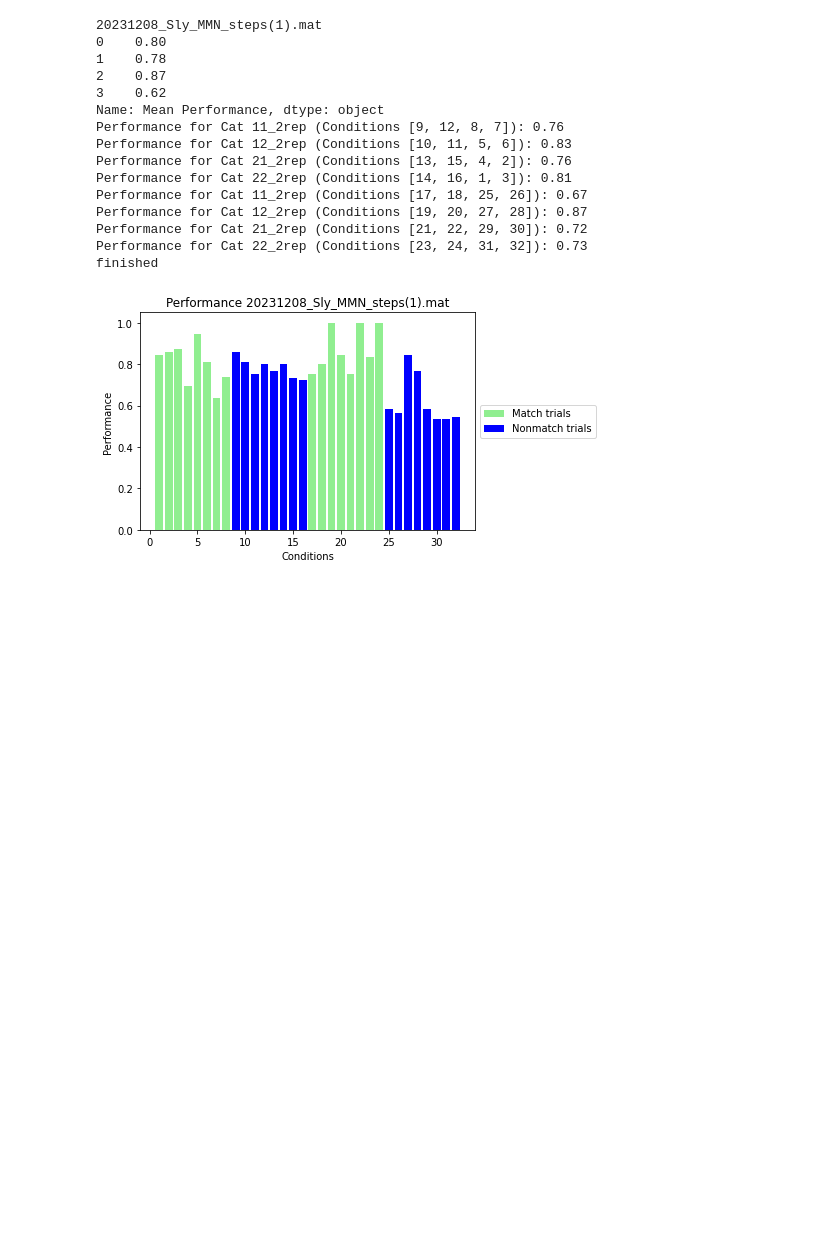
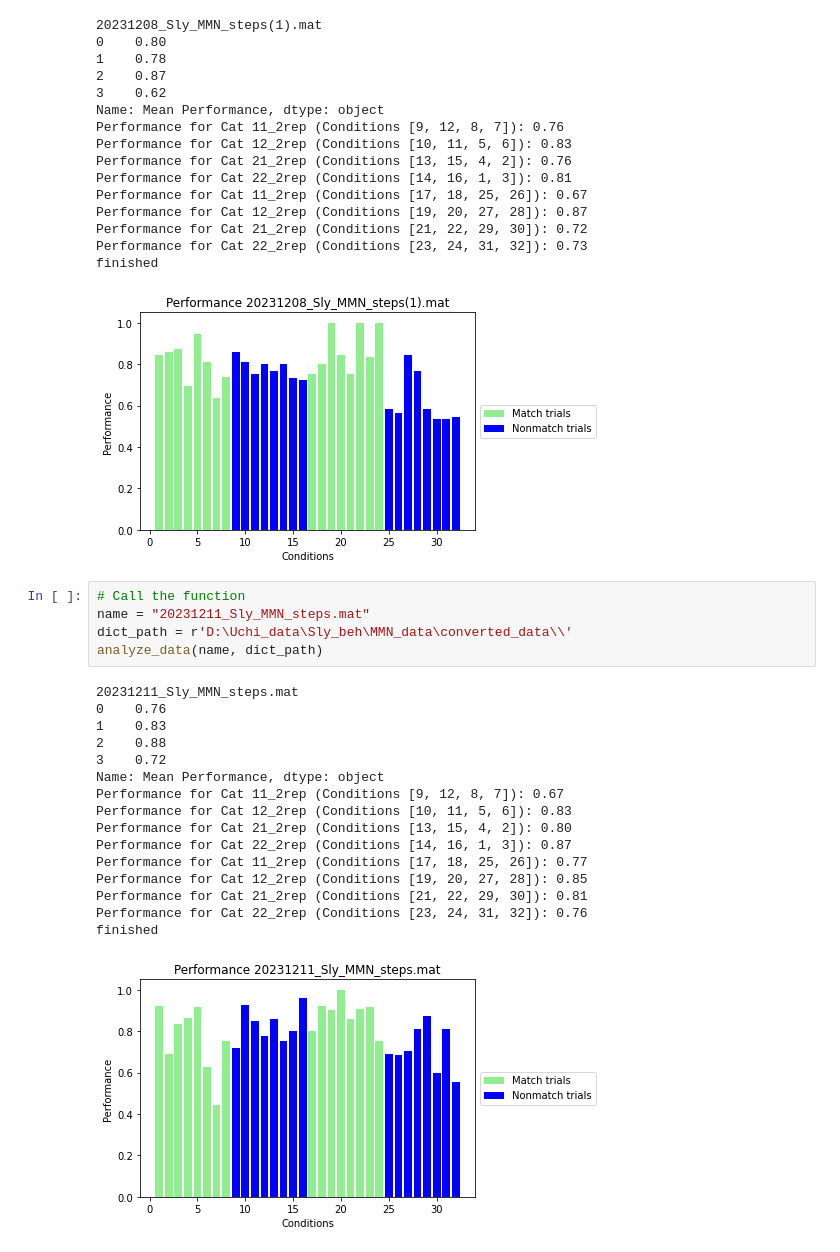
Before and after one commit to Sihai-Li/MMN_analysis, a Jupyter notebook: Sly_1025_1120_performance.ipynb, the cells around one changed output. Drawn from its saved outputs; the diff is of its cells as text; blank space fills up the shorter version.

```diff
--- a/Sly_1025_1120_performance.ipynb
+++ b/Sly_1025_1120_performance.ipynb
@@ -438,3 +438,25 @@ Performance for Cat 21_2rep (Conditions [21, 22, 29, 30]): 0.72
 Performance for Cat 22_2rep (Conditions [23, 24, 31, 32]): 0.73
 finished
 [figure]
+# %%
+# Call the function
+name = "20231211_Sly_MMN_steps.mat"
+dict_path = r'D:\Uchi_data\Sly_beh\MMN_data\converted_data\\'
+analyze_data(name, dict_path)
+# %% [output]
+20231211_Sly_MMN_steps.mat
+0    0.76
+1    0.83
+2    0.88
+3    0.72
+Name: Mean Performance, dtype: object
+Performance for Cat 11_2rep (Conditions [9, 12, 8, 7]): 0.67
+Performance for Cat 12_2rep (Conditions [10, 11, 5, 6]): 0.83
+Performance for Cat 21_2rep (Conditions [13, 15, 4, 2]): 0.80
+Performance for Cat 22_2rep (Conditions [14, 16, 1, 3]): 0.87
+Performance for Cat 11_2rep (Conditions [17, 18, 25, 26]): 0.77
+Performance for Cat 12_2rep (Conditions [19, 20, 27, 28]): 0.85
+Performance for Cat 21_2rep (Conditions [21, 22, 29, 30]): 0.81
+Performance for Cat 22_2rep (Conditions [23, 24, 31, 32]): 0.76
+finished
+[figure, added]
```
Also changed, not shown: 1 other file.
